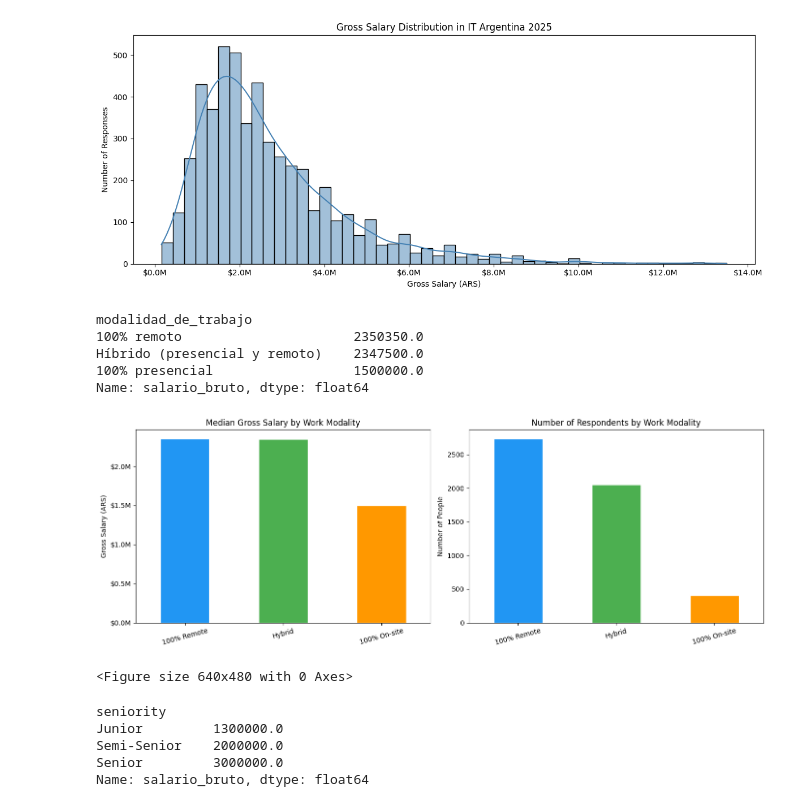
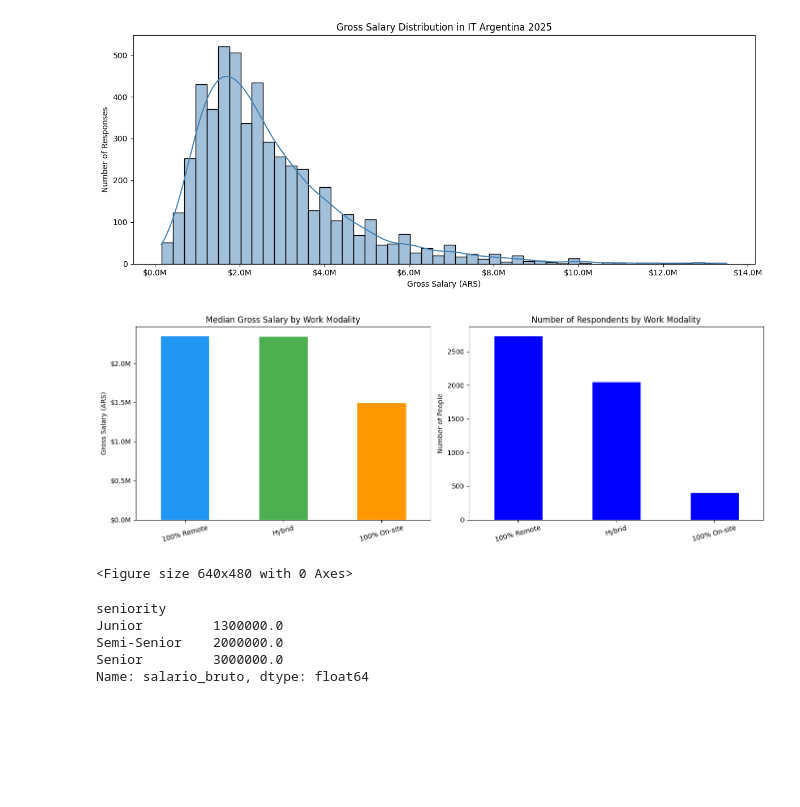
Before and after one commit to bautiabad-code/IT-salary-analysis, a Jupyter notebook: notebooks/01_exploratory_analysis.ipynb, the cells around one changed output. Saved outputs shown, nothing was run; the diff lists cells and outputs as text; code cells hidden in the pictures; blank space fills up the shorter version.

Commit message:
Update notebook and fix charts

```diff
--- a/notebooks/01_exploratory_analysis.ipynb
+++ b/notebooks/01_exploratory_analysis.ipynb
@@ -13,6 +13,11 @@ df.head()
 | 3 | 3 | Ciudad Autónoma de Buenos Aires | Part-Time | Staff (planta permanente) | 1606000.0 | ... |
 | 4 | 4 | Córdoba | Full-Time | Tercerizado (trabajo a través de ... | 1325301.0 | ... |
 5 rows × 50 columns
+# %%
+df['salario_bruto'] = pd.to_numeric(
+    df['ultimo_salario_mensual_o_retiro_bruto_en_pesos_argentinos'],
+    errors='coerce'
+)
 # %%
 print("Filas y columnas:", df.shape)
 print("\nColumnas:")
@@ -86,43 +91,37 @@ plt.savefig('../images/distribucion_salarios.png', dpi=150)
 plt.show()
 # %% [output]
 [figure]
-# %%
-salario_modalidad = df.groupby('modalidad_de_trabajo')['salario_bruto'].median().sort_values(ascending=False)
-print(salario_modalidad)
-# %% [output]
-modalidad_de_trabajo
-100% remoto                      2350350.0
-Híbrido (presencial y remoto)    2347500.0
-100% presencial                  1500000.0
-Name: salario_bruto, dtype: float64
 # %%
 fig, axes = plt.subplots(1, 2, figsize=(14, 5))
 
 # Graphic 1: Median salary by modality
+colores = ['#2196F3', '#4CAF50', '#FF9800']
+
+salario_modalidad = df.groupby('modalidad_de_trabajo')['salario_bruto'].median().sort_values(ascending=False)
 salario_modalidad.plot(kind='bar', ax=axes[0], color=colores, edgecolor='white')
 axes[0].set_title('Median Gross Salary by Work Modality')
 axes[0].set_xlabel('')
 axes[0].set_ylabel('Gross Salary (ARS)')
 axes[0].yaxis.set_major_formatter(plt.FuncFormatter(lambda x, _: f'${x/1_000_000:.1f}M'))
 axes[0].set_xticklabels(['100% Remote', 'Hybrid', '100% On-site'], rotation=15)
 
 # Graphic 2: number of respondents by modality
 conteo = df['modalidad_de_trabajo'].value_counts()
-conteo.plot(kind='bar', ax=axes[1], color=colores, edgecolor='white')
+conteo.plot(kind='bar', ax=axes[1], color="blue", edgecolor='white')
 axes[1].set_title('Number of Respondents by Work Modality')
 axes[1].set_xlabel('')
 axes[1].set_ylabel('Number of People')
 axes[1].set_xticklabels(['100% Remote', 'Hybrid', '100% On-site'], rotation=15)
 
 plt.tight_layout()
 plt.savefig('../images/salario_por_modalidad.png', dpi=150)
 plt.show()
 
 plt.tight_layout()
 plt.savefig('../images/salario_por_modalidad.png', dpi=150)
 plt.show()
 # %% [output]
-[figure, old version]
+[figure, new version]
 <Figure size 640x480 with 0 Axes>
 # %%
 salario_seniority = df.groupby('seniority')['salario_bruto'].median().reindex(['Junior', 'Semi-Senior', 'Senior'])
```
Also changed, not shown: parts of 2 cells of this notebook.
